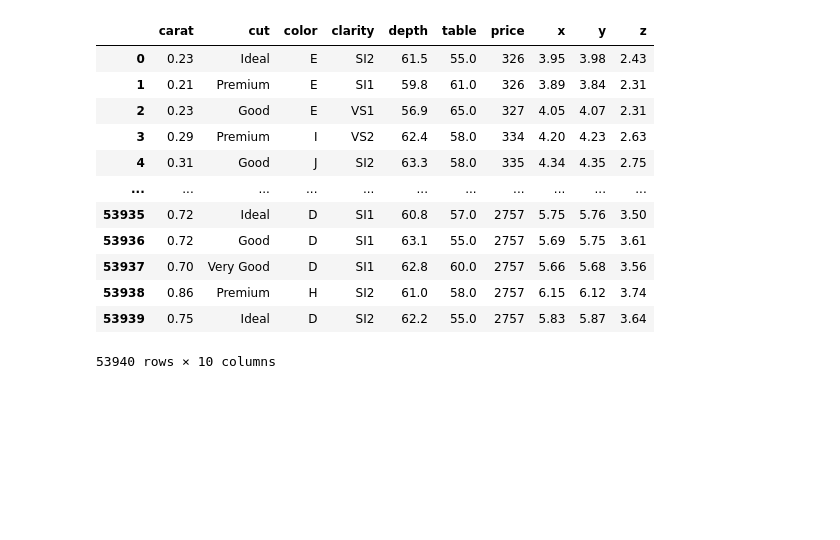
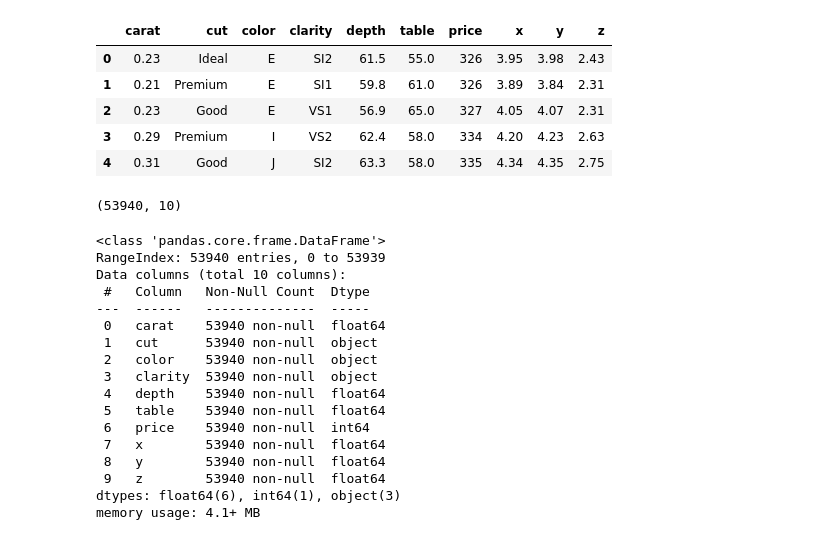
Before and after one commit to 337ubaid/dicoding-ml-terapan, a Jupyter notebook: predictive-analytics/diamond-predict.ipynb, the cells around one changed output. Cells and saved outputs as stored; diff of their text form; code cells hidden in the pictures; blank space fills up the shorter version.

Commit message:
build diamond predict

```diff
--- a/predictive-analytics/diamond-predict.ipynb
+++ b/predictive-analytics/diamond-predict.ipynb
@@ -5,19 +6,36 @@ import matplotlib.pyplot as plt
 # %%
 # load the dataset
 url = 'https://raw.githubusercontent.com/tidyverse/ggplot2/master/data-raw/diamonds.csv'
 df_diamonds = pd.read_csv(url)
-df_diamonds
+df_diamonds.head()
 # %% [output]
 |  | carat | cut | color | clarity | depth | table | price | x | y | z |
 | 0 | 0.23 | Ideal | E | SI2 | 61.5 | 55.0 | 326 | 3.95 | 3.98 | 2.43 |
 | 1 | 0.21 | Premium | E | SI1 | 59.8 | 61.0 | 326 | 3.89 | 3.84 | 2.31 |
 | 2 | 0.23 | Good | E | VS1 | 56.9 | 65.0 | 327 | 4.05 | 4.07 | 2.31 |
 | 3 | 0.29 | Premium | I | VS2 | 62.4 | 58.0 | 334 | 4.20 | 4.23 | 2.63 |
 | 4 | 0.31 | Good | J | SI2 | 63.3 | 58.0 | 335 | 4.34 | 4.35 | 2.75 |
-| ... | ... | ... | ... | ... | ... | ... | ... | ... | ... | ... |
-| 53935 | 0.72 | Ideal | D | SI1 | 60.8 | 57.0 | 2757 | 5.75 | 5.76 | 3.50 |
-| 53936 | 0.72 | Good | D | SI1 | 63.1 | 55.0 | 2757 | 5.69 | 5.75 | 3.61 |
-| 53937 | 0.70 | Very Good | D | SI1 | 62.8 | 60.0 | 2757 | 5.66 | 5.68 | 3.56 |
-| 53938 | 0.86 | Premium | H | SI2 | 61.0 | 58.0 | 2757 | 6.15 | 6.12 | 3.74 |
-| 53939 | 0.75 | Ideal | D | SI2 | 62.2 | 55.0 | 2757 | 5.83 | 5.87 | 3.64 |
-53940 rows × 10 columns
+# %%
+df_diamonds.shape
+# %% [output]
+(53940, 10)
+# %%
+df_diamonds.info()
+# %% [output]
+<class 'pandas.core.frame.DataFrame'>
+RangeIndex: 53940 entries, 0 to 53939
+Data columns (total 10 columns):
+ #   Column   Non-Null Count  Dtype
+---  ------   --------------  -----
+ 0   carat    53940 non-null  float64
+ 1   cut      53940 non-null  object
+ 2   color    53940 non-null  object
+ 3   clarity  53940 non-null  object
+ 4   depth    53940 non-null  float64
+ 5   table    53940 non-null  float64
+ 6   price    53940 non-null  int64
+ 7   x        53940 non-null  float64
+ 8   y        53940 non-null  float64
+ 9   z        53940 non-null  float64
+dtypes: float64(6), int64(1), object(3)
+memory usage: 4.1+ MB
```
Also changed, not shown: parts of 14 cells of this notebook.
